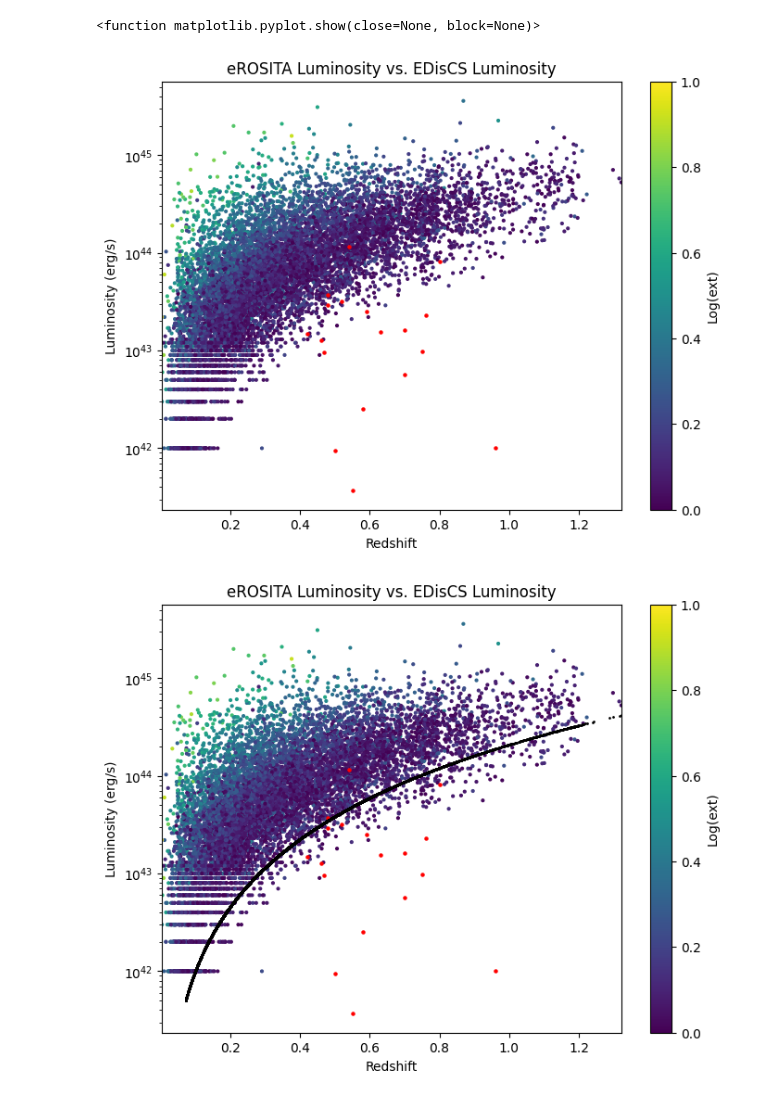
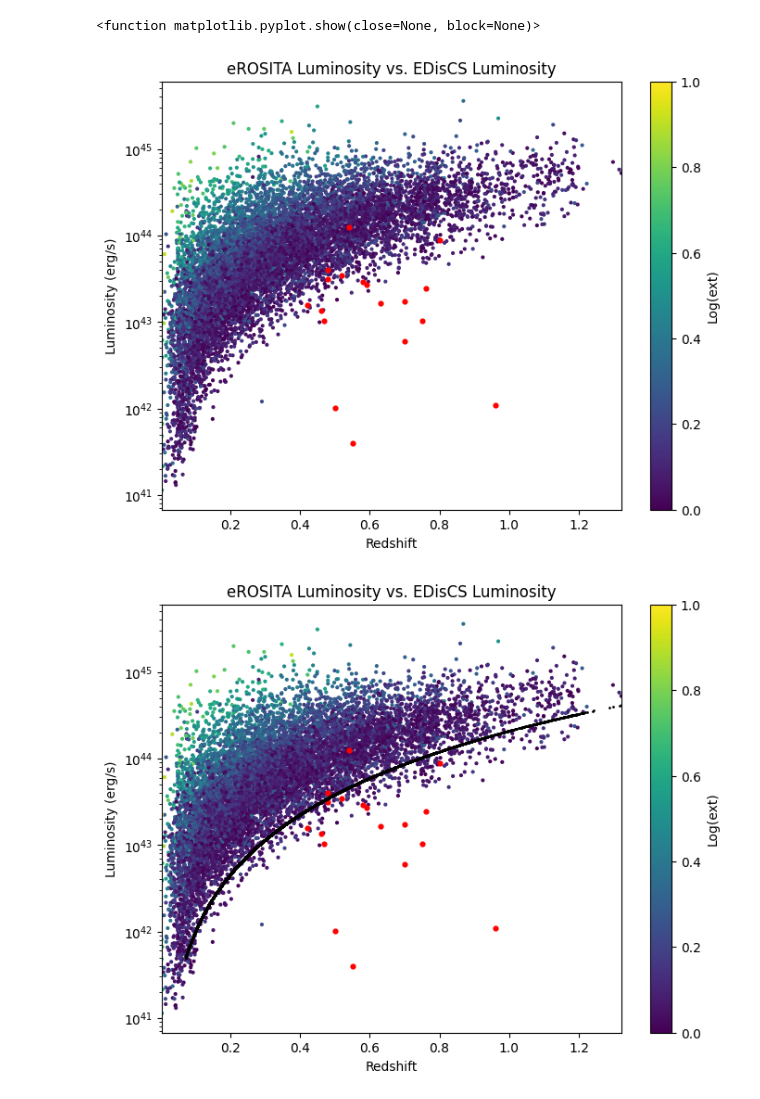
Before and after one commit to juliawmv/eROSITA-EDisCS, a Jupyter notebook: EDisCs_luminosity.ipynb, the cells around one changed output. Drawn from its saved outputs; the diff is of its cells as text; code cells hidden in the pictures.

```diff
--- a/EDisCs_luminosity.ipynb
+++ b/EDisCs_luminosity.ipynb
@@ -16,17 +16,25 @@ with fits.open("erass1cl_primary_v3.2.fits") as hdu:
     lum = data['L500']
     flux = data['F500']
     ext = data['EXT_LIKE']
-# %%
-# initalize list for luminosity in ergs
-lum_erg = []
-
-# convert inital luminosity values from units of 1e42 ergs s-1 to ergs s-1
-for i in range(len(lum)):
-    lum_erg.append(int(lum[i]) * 1e42)
 # %%
-# manually wrote out values I had already computed on the Google Doc
+# redshift and mass values for EDisCS clusters from White et al. 2005
 redshift_ediscs = [0.47,0.46,0.55,0.42,0.54,0.48,0.59,0.52,0.50,0.58,0.70,0.70,0.75,0.96,0.48,0.80,0.63,0.76]
-lum_ediscs = [9.555e42,1.26e43,3.719e41,1.469e43,1.154e44,2.893e43,2.496e43,3.199e43,9.521e41,2.538e42,5.644e42,1.623e43,9.693e42,1.017e42,3.698e43,8.237e43,1.539e43,2.305e43]
+mass_ediscs = [1.42e14,1.86e14,6e12,2.16e14,1.61e15,4.18e14,3.62e14,4.61e14,1.5e13,3.9e14,8.5e13,2.38e14,1.44e14,1.6e13,5.31e14,1.159e15,2.26e14,3.35e14]
+# %%
+# mass-luminosity relation L = (10^(28.46+0.03))(M^(1.024+0.002))
+lum_ediscs = []
+
+# convert the mass and redshift of the EDisCS clusters to luminonsity
+for i in range(len(mass_ediscs)):
+    L_ediscs = (10**(28.46+0.03))*((mass_ediscs[i])**(1.024+0.002))
+    lum_ediscs.append(L_ediscs)
+# %%
+# initalize list for luminosity in ergs
+lum_erg = []
+
+# convert inital luminosity values from units of 1e42 ergs s-1 to ergs s-1
+for i in range(len(lum)):
+    lum_erg.append(lum[i] * 1e42)
 # %%
 # plotted the observed eROSITA luminosities (inferno cmap) versus the calculated luminosites of the EDisCS survey (red scatterpoints)
 plt.figure(figsize=(8, 6))
@@ -36,14 +44,14 @@ plt.xlabel('Redshift')
 plt.ylabel('Luminosity (erg/s)')
 plt.yscale('log')
 plt.scatter(redshift,lum_erg,c=(np.log10(ext)),s=4)
-plt.scatter(redshift_ediscs,lum_ediscs,s=5,color='red')
+plt.scatter(redshift_ediscs,lum_ediscs,s=12,color='red')
 
 # added a colarbar to display the log10(extinction likelihood) against the observed luminosites of eROSITA
 plt.colorbar(cmap='inferno',label='Log(ext)')
 plt.show
 # %% [output]
 <function matplotlib.pyplot.show(close=None, block=None)>
-[figure, old version]
+[figure, new version]
 # %%
 # generated cosmology object
 cosmo =  FlatLambdaCDM(H0=70 * u.km / u.s / u.Mpc, Om0=0.3)
@@ -90,15 +98,15 @@ for i in range(len(L_limit)):
 # %%
 # plotted the same eROSITA Luminosity vs. EDisCS Luminsity plot with an overlaid luminosity limit curve (black)
 plt.figure(figsize=(8, 6))
 plt.margins(x=0)
 plt.title('eROSITA Luminosity vs. EDisCS Luminosity')
 plt.yscale('log')
 plt.xlabel('Redshift')
 plt.ylabel('Luminosity (erg/s)')
 plt.scatter(redshift,lum_erg,c=np.log10(ext),s=4)
-plt.scatter(redshift_ediscs,lum_ediscs,s=5,color='red')
+plt.scatter(redshift_ediscs,lum_ediscs,s=12,color='red')
 plt.colorbar(cmap='inferno',label='Log(ext)')
 plt.scatter(redshift_final, L_limit_fix, label='Luminosity Curve',s=1,color='black')
 plt.show()
 # %% [output]
-[figure, old version]
+[figure, new version]
```
Also changed, not shown: 1 other file.
